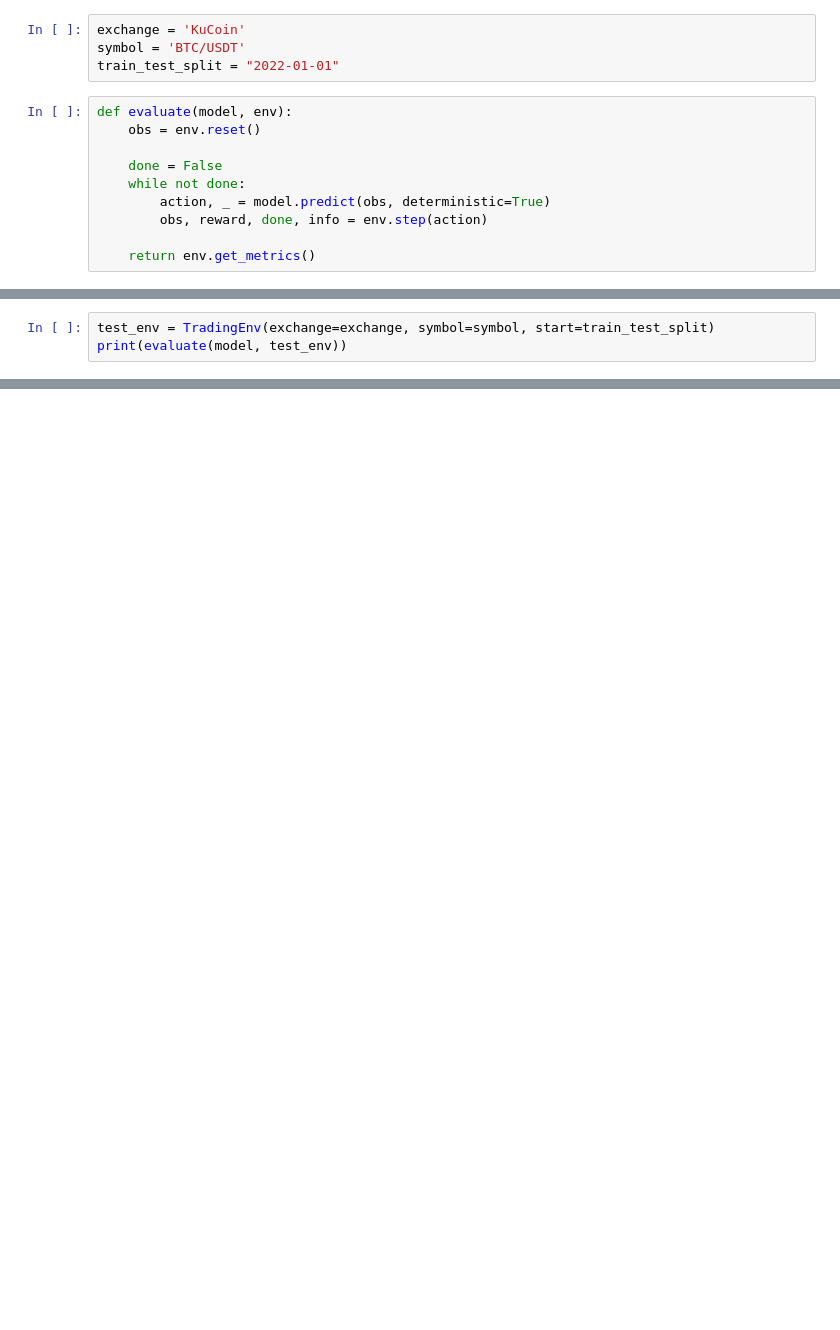
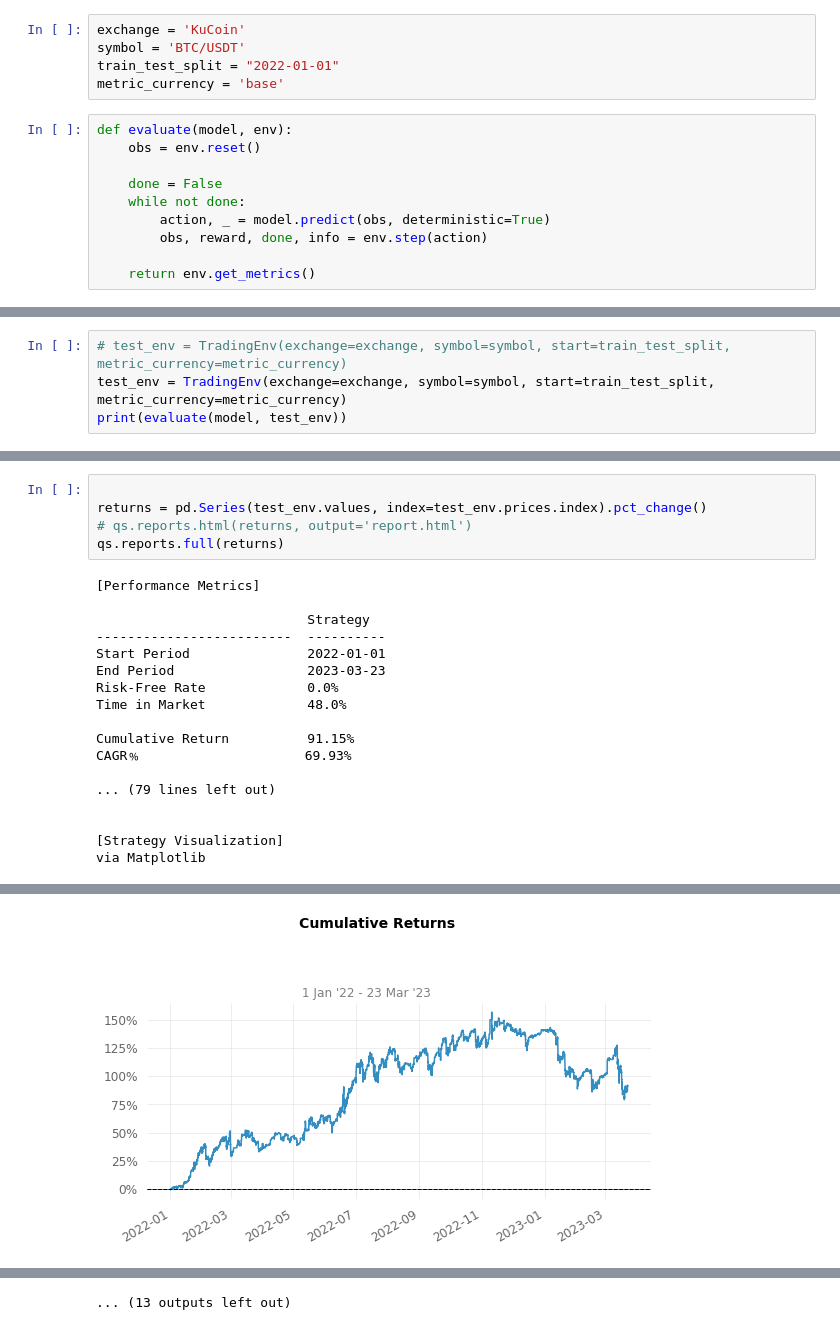
Before and after one commit to narumiruna/kline, a Jupyter notebook: notebooks/ppo.ipynb, the cells around one changed output, grey strips where cells are left out. Saved outputs shown, nothing was run; the diff lists cells and outputs as text; blank space fills up the shorter version.

```diff
--- a/notebooks/ppo.ipynb
+++ b/notebooks/ppo.ipynb
@@ -26,6 +30,7 @@ from stable_baselines3 import PPO
 exchange = 'KuCoin'
 symbol = 'BTC/USDT'
 train_test_split = "2022-01-01"
+metric_currency = 'base'
 # %%
 def evaluate(model, env):
     obs = env.reset()
@@ -66,4 +64,5 @@ for i in range(100):
 # %%
-test_env = TradingEnv(exchange=exchange, symbol=symbol, start=train_test_split)
+# test_env = TradingEnv(exchange=exchange, symbol=symbol, start=train_test_split, metric_currency=metric_currency)
+test_env = TradingEnv(exchange=exchange, symbol=symbol, start=train_test_split, metric_currency=metric_currency)
 print(evaluate(model, test_env))
 # %% [output]
@@ -71,0 +71,23 @@ print(evaluate(model, test_env))
+# %%
+
+returns = pd.Series(test_env.values, index=test_env.prices.index).pct_change()
+# qs.reports.html(returns, output='report.html')
+qs.reports.full(returns)
+# %% [output]
+[Performance Metrics]
+
+                           Strategy
+-------------------------  ----------
+Start Period               2022-01-01
+End Period                 2023-03-23
+Risk-Free Rate             0.0%
+Time in Market             48.0%
+
+Cumulative Return          91.15%
+CAGR﹪                     69.93%
+
+... (79 lines left out)
+
+
+[Strategy Visualization]
+via Matplotlib
@@ -71,0 +100 @@ print(evaluate(model, test_env))
+[figure, added]
@@ -72,3 +135,4 @@ print(evaluate(model, test_env))
+... (13 outputs left out)
 # %%
 class BuyAndHold:
     def predict(self, obs, *args, **kwargs):
```
Also changed, not shown: parts of 8 cells of this notebook.
